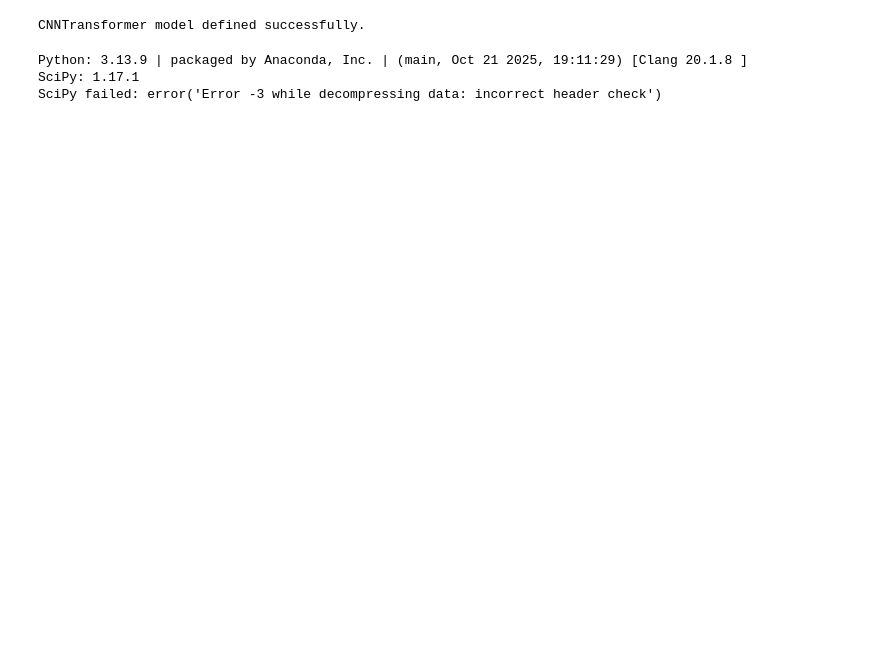
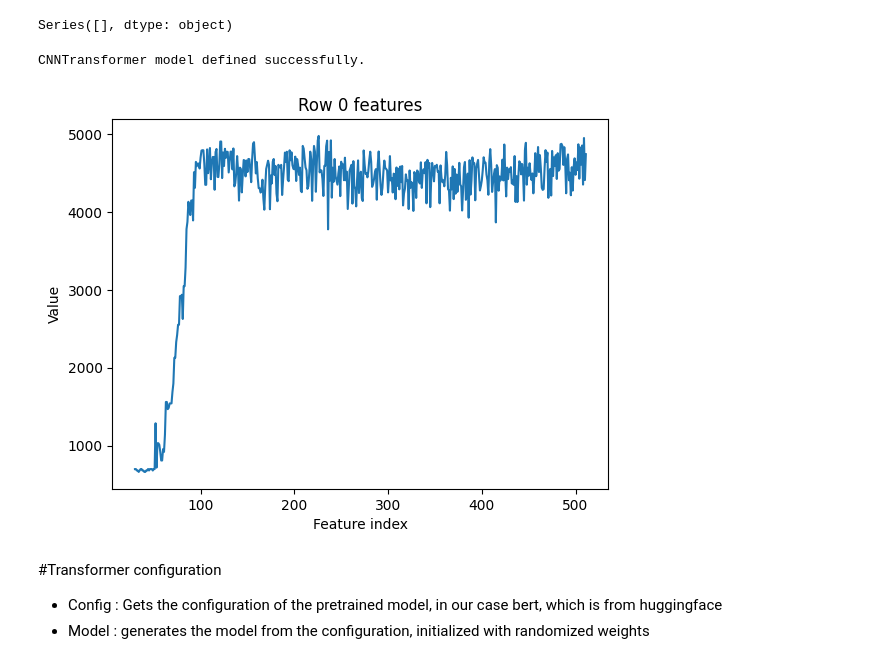
Before and after one commit to Struggling6/MainRepo, a Jupyter notebook: CNN_transformer.ipynb, the cells around one changed output. Drawn from its saved outputs; the diff is of its cells as text; code cells hidden in the pictures; blank space fills up the shorter version.

Commit message:
start på transformer

```diff
--- a/CNN_transformer.ipynb
+++ b/CNN_transformer.ipynb
@@ -1,3 +36,19 @@
+# %%
+import pandas as pd
+from pathlib import Path
+import matplotlib.pyplot as plt
+
+path = Path('datasets/EPIC/Scenario_1/EpicLog_Scenario 1_19_Oct_2018_14_44.csv')
+
+# Load the CSV file
+df = pd.read_csv(path)
+df = df.drop(columns=['Timestamp'])
+num_channels = df.shape[1]
+df
+
+print(df.dtypes[df.dtypes == "object"])
+# %% [output]
+Series([], dtype: object)
 # %%
 import torch
 import torch.nn as nn
@@ -33,22 +84,18 @@ class CNNTransformer(nn.Module):
 print("CNNTransformer model defined successfully.")
 # %% [output]
 CNNTransformer model defined successfully.
-# %%
-from scipy.io import loadmat
-import scipy, sys
-
-print("Python:", sys.version)
-print("SciPy:", scipy.__version__)
-
-path = "datasets/False-Data-Injection-Attack-Dataset/30-bus/AdmittanceMatrix_30.mat"
-
-try:
-    data = loadmat(path, verify_compressed_data_integrity=False)
-    print("Loaded with SciPy")
-    print(data.keys())
-except Exception as e:
-    print("SciPy failed:", repr(e))
-# %% [output]
-Python: 3.13.9 | packaged by Anaconda, Inc. | (main, Oct 21 2025, 19:11:29) [Clang 20.1.8 ]
-SciPy: 1.17.1
-SciPy failed: error('Error -3 while decompressing data: incorrect header check')
+# %%
+#Hvordan man plotter en feature? (Måske er det nydvendigt senere)
+df_numeric = df.apply(pd.to_numeric, errors="coerce")
+
+plt.plot(df_numeric.iloc[30:, 0])  # Plot the first feature (column index 0) for all rows except the header
+plt.xlabel("Feature index")
+plt.ylabel("Value")
+plt.title("Row 0 features")
+plt.show()
+# %% [output]
+[figure, added]
+# %% [markdown]
+#Transformer configuration
+- Config : Gets the  configuration of the pretrained model, in our case bert, which is from huggingface
+- Model : generates the model from the configuration, initialized with randomized weights
```
Also changed, not shown: parts of 4 cells of this notebook.
